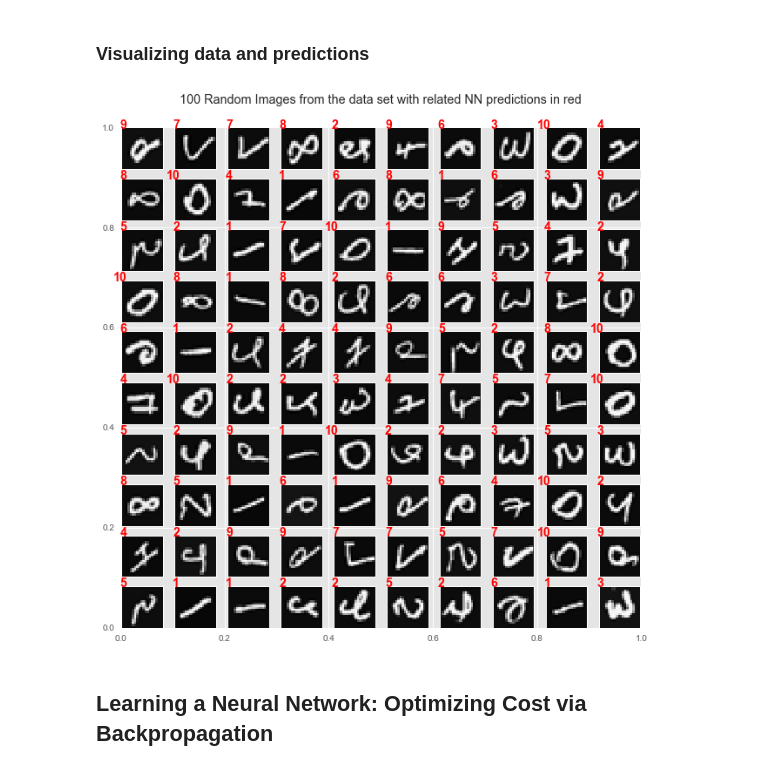
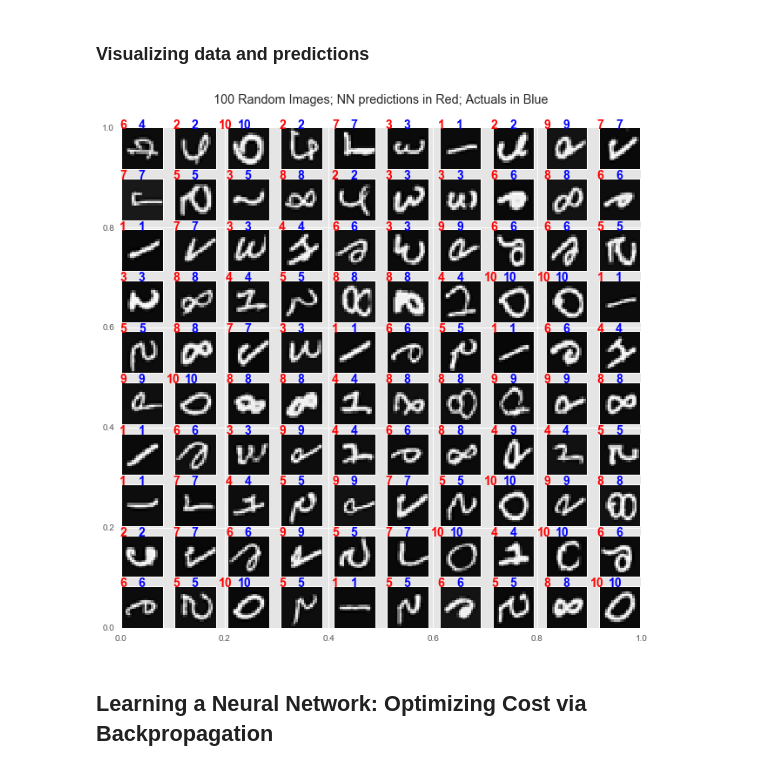
Before and after one commit to FraPochetti/Machine_Learning, a Jupyter notebook: mlclass-ex4-005/mlclass-ex4/Neural-Networks-numpy.ipynb, the cells around one changed output. Drawn from its saved outputs; the diff is of its cells as text; code cells hidden in the pictures.

```diff
--- a/mlclass-ex4-005/mlclass-ex4/Neural-Networks-numpy.ipynb
+++ b/mlclass-ex4-005/mlclass-ex4/Neural-Networks-numpy.ipynb
@@ -85,6 +91,7 @@ displayData(X)
 # %% [markdown]
 ### Running a pre-trained NN
 # %%
+mat = scipy.io.loadmat('C:\\Users\\pochetti\Machine_Learning\\mlclass-ex3-005\\mlclass-ex3\ex3data1.mat')
 X = mat['X']
 y = mat['y']
 
@@ -94,23 +101,25 @@ HiddenOutput = weights['Theta2']
 
 X =  np.c_[np.ones(X.shape[0]), X] # adding intercept to X
 
-probabilities = forwardPropagation(InputHidden, HiddenOutput, X)
+probabilities_pretrained = forwardPropagation(InputHidden, HiddenOutput, X)
 
-predictions = np.argmax(probabilities, axis=1) + 1
+predictions_pretrained = np.argmax(probabilities_pretrained, axis=1) + 1
 
-accuracy = (y == predictions.reshape(-1,1)).mean()*100
+accuracy_pretrained = (y == predictions_pretrained.reshape(-1,1)).mean()*100
 
-print('NN Accuracy: {0}%'.format(round(accuracy, 2)))
+print('NN Accuracy: {0}%'.format(round(accuracy_pretrained, 2)))
 # %% [output]
 NN Accuracy: 97.52%
 # %% [markdown]
 ###  Visualizing data and predictions
-# %%
-X = mat['X']
-
-displayPredictions(X, predictions)
-# %% [output]
-[figure, removed]
+# %%
+mat = scipy.io.loadmat('C:\\Users\\pochetti\Machine_Learning\\mlclass-ex3-005\\mlclass-ex3\ex3data1.mat')
+X = mat['X']
+y = mat['y']
+
+displayPredictions(X, y, predictions_pretrained)
+# %% [output]
+[figure, added]
 # %% [markdown]
 ## Learning a Neural Network: Optimizing Cost via Backpropagation
 # %% [markdown]
```
Also changed, not shown: parts of 37 cells of this notebook.
